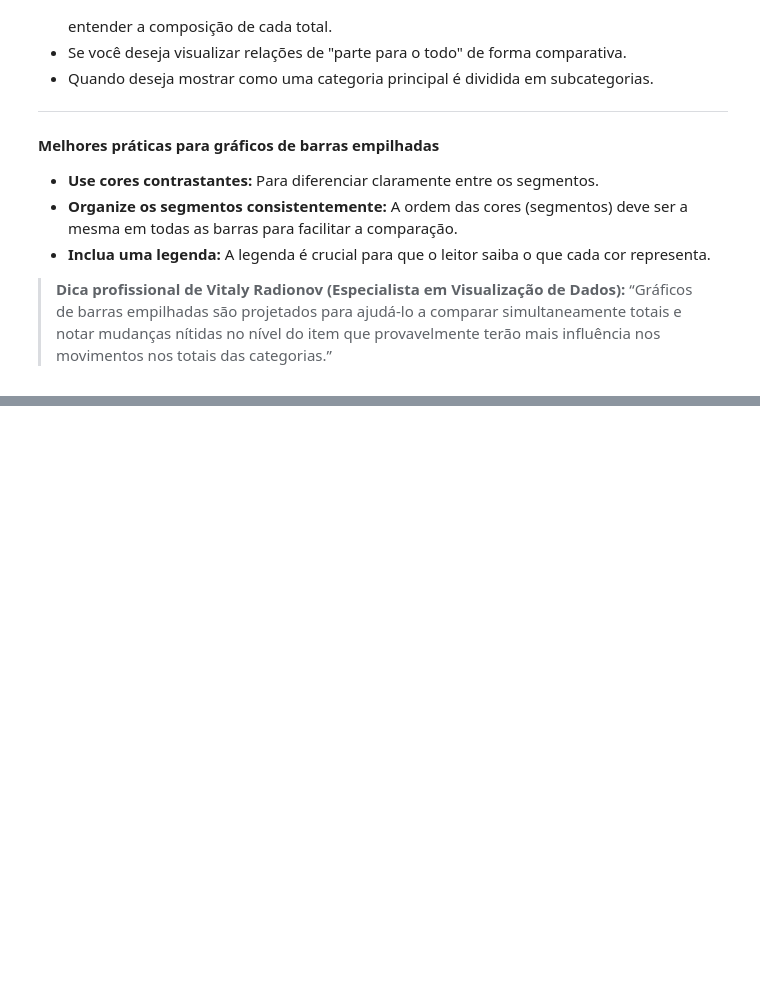
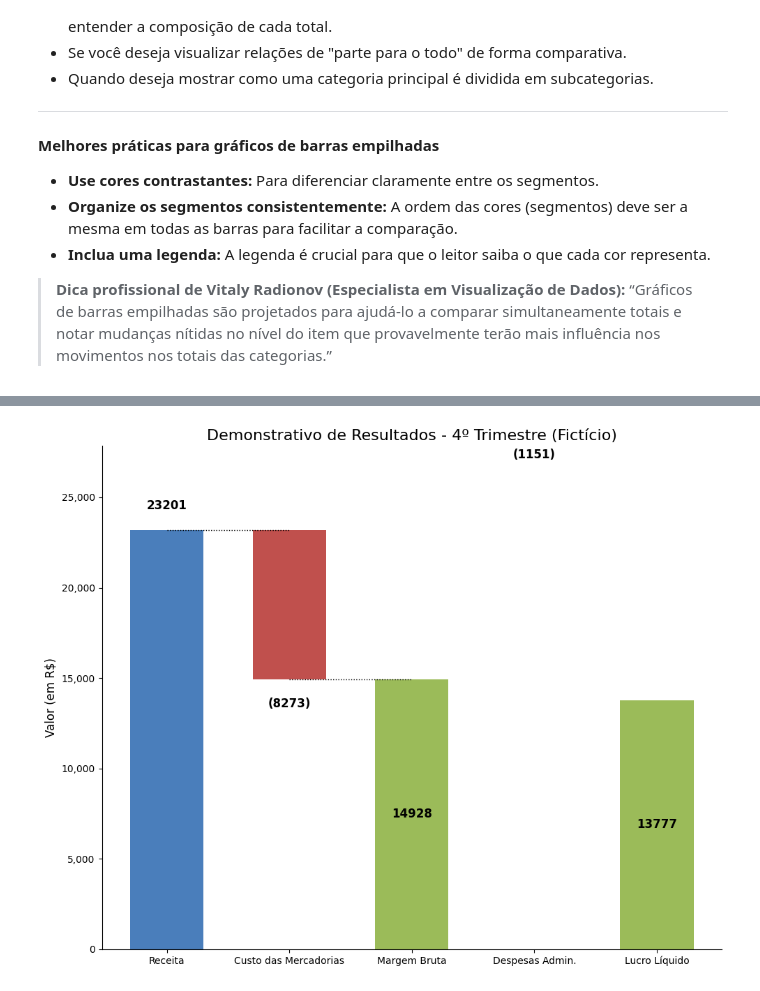
Before and after one commit to welson-rodrigues/tipos-de-graficos, a Jupyter notebook: atividade.ipynb, the cells around one changed output, grey strips where cells are left out. Saved outputs shown, nothing was run; the diff lists cells and outputs as text; code cells hidden in the pictures; blank space fills up the shorter version.

```diff
--- a/atividade.ipynb
+++ b/atividade.ipynb
@@ -563,0 +658,78 @@ plt.show()
+# %%
+import matplotlib.pyplot as plt
+import pandas as pd
+import numpy as np
+
+index = ['Receita', 'Custo das Mercadorias', 'Margem Bruta',
+         'Despesas Admin.', 'Lucro Líquido']
+data = {'Valor': [23201, -8273, 0, -1151, 0]}
+df = pd.DataFrame(data, index=index)
+
+# Identificar quais barras são totais/subtotais
+df['é_total'] = [False, False, True, False, True]
+
+# Construir a Cascata
+# Calcular os valores acumulados e os totais
+running_total = 0
+for i, valor in enumerate(df['Valor']):
+    if df['é_total'].iloc[i]:
+        df.loc[df.index[i], 'Valor'] = running_total
+    else:
+        running_total += valor
+
+# Calcular os 'bottoms' para as barras flutuantes
+cumulative = df['Valor'].cumsum().shift(1).fillna(0)
+
+# Corrigir o valor dos totais para não serem cumulativos
+for i, is_total in enumerate(df['é_total']):
+    if is_total:
+        cumulative.iloc[i] = 0
+
+# Definir as cores
+colors = []
+for i, v in enumerate(df['Valor']):
+    if df['é_total'].iloc[i]:
+        colors.append('#9BBB59') # Verde para totais
+    elif v > 0:
+        colors.append('#4A7EBB') # Azul para aumentos
+    else:
+        colors.append('#C0504D') # Vermelho para diminuições
+
+fig, ax = plt.subplots(figsize=(10, 8))
+bars = ax.bar(df.index, df['Valor'], bottom=cumulative, color=colors, width=0.6)
+
+# Adicionar os valores nas barras
+prev_total = 0
+for i, bar in enumerate(bars):
+    yval = bar.get_height()
+    is_total_bar = df['é_total'].iloc[i]
+
+    if is_total_bar:
+        label = f"{int(yval)}"
+        prev_total = yval
+    else:
+        label = f"({abs(int(yval))})" if yval < 0 else f"{int(yval)}"
+        prev_total += yval
+
+    y_pos = bar.get_y() + yval / 2 if is_total_bar else bar.get_y() + yval + np.sign(yval) * 1000
+    va_align = 'center' if is_total_bar else 'bottom' if yval > 0 else 'top'
+
+    ax.text(bar.get_x() + bar.get_width()/2, y_pos, label, ha='center', va=va_align, fontsize=12, fontweight='bold')
+
+# Adicionar linhas de conexão
+cumulative_values = df['Valor'].cumsum()
+for i in range(len(df) - 1):
+    if not df['é_total'].iloc[i]:
+        plt.plot([i, i+1], [cumulative_values.iloc[i], cumulative_values.iloc[i]], 'k', linestyle=':', linewidth=1)
+
+plt.title('Demonstrativo de Resultados - 4º Trimestre (Fictício)', fontsize=16)
+plt.ylabel('Valor (em R$)', fontsize=12)
+ax.get_yaxis().set_major_formatter(plt.FuncFormatter(lambda x, p: format(int(x), ',')))
+plt.ylim(0, df.loc['Receita', 'Valor'] * 1.2)
+ax.spines['top'].set_visible(False)
+ax.spines['right'].set_visible(False)
+
+plt.tight_layout()
+plt.show()
+# %% [output]
+[figure, added]
```
Also changed, not shown: parts of 4 cells of this notebook.
